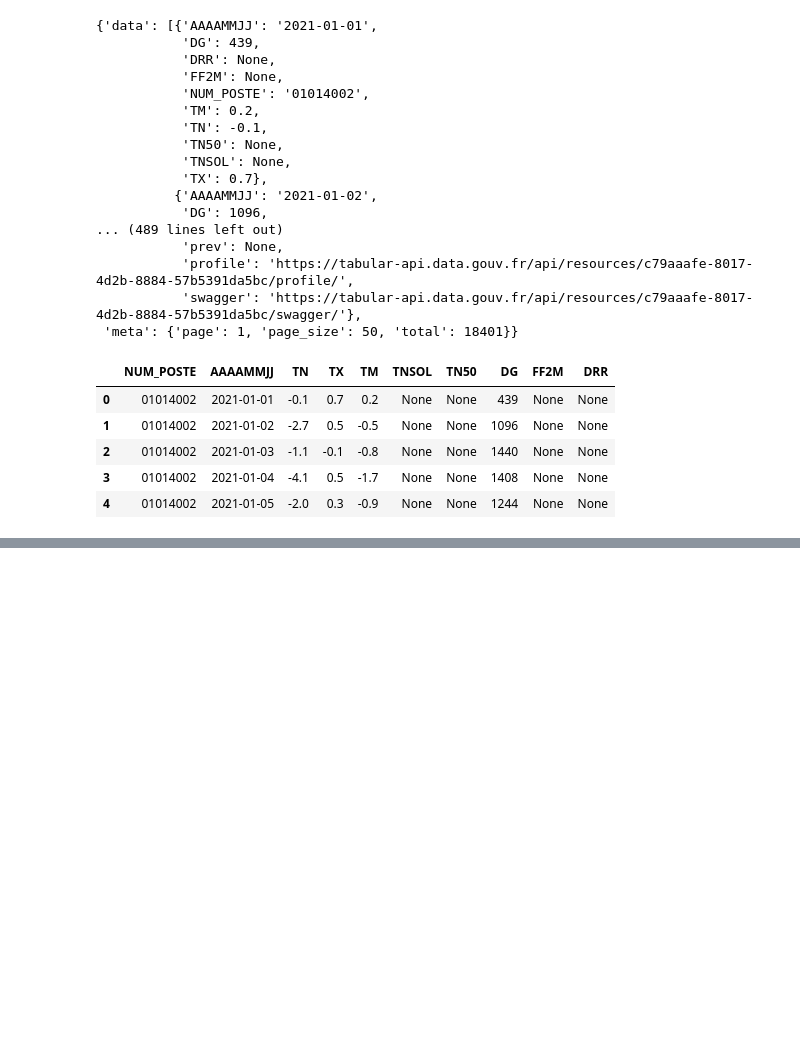
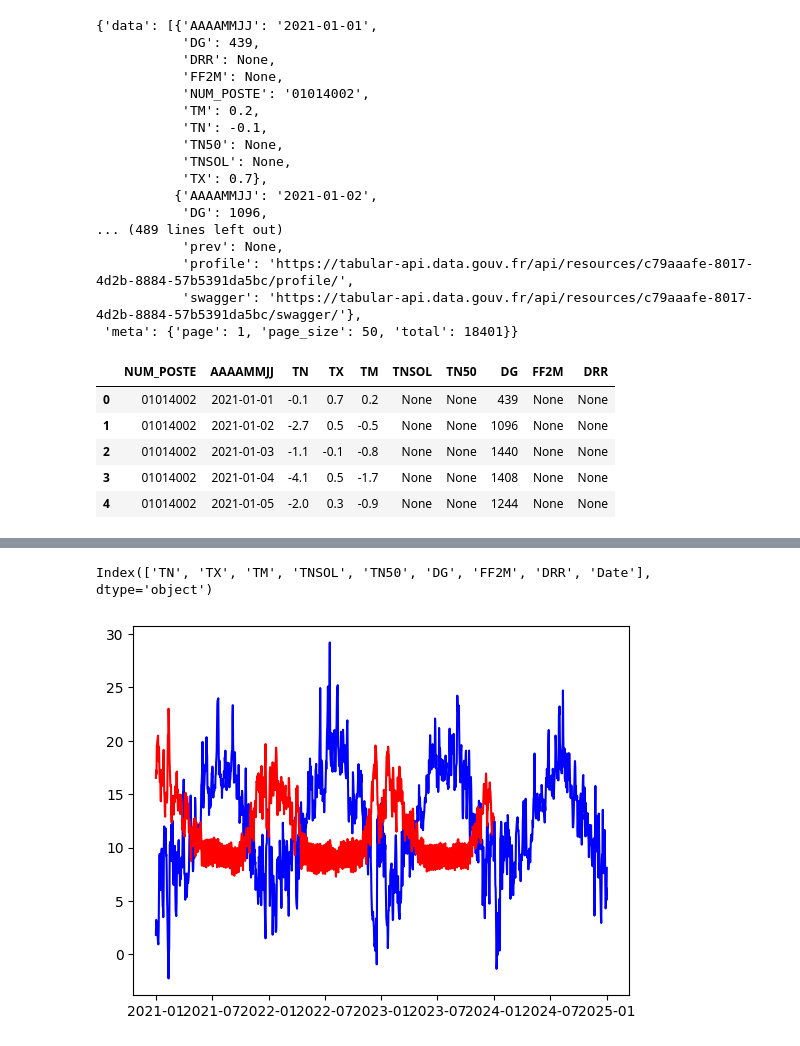
Before and after one commit to Eyfelix/Forecasting-French-Regional-Electricity-Consumption-Weather, a Jupyter notebook: createDataSet.ipynb, the cells around one changed output, grey strips where cells are left out. Saved outputs shown, nothing was run; the diff lists cells and outputs as text; code cells hidden in the pictures; blank space fills up the shorter version.

```diff
--- a/createDataSet.ipynb
+++ b/createDataSet.ipynb
@@ -74,7 +101,7 @@ relevantCols = ["NUM_POSTE","AAAAMMJJ","TN","TX","TM","TNSOL","TN50","DG","FF2M"
 # data
 # %%
 meteoIds =  []
-with  open("ressourcesLink.txt") as fileIds:
+with  open("HORLinks.txt") as fileIds:
     for link in fileIds:
         meteoIds.append(link[-37:-1])
 
@@ -129,13 +159,20 @@ data.head()
 | 3 | 01014002 | 2021-01-04 | -4.1 | 0.5 | -1.7 | None | None | 1408 | None | None |
 | 4 | 01014002 | 2021-01-05 | -2.0 | 0.3 | -0.9 | None | None | 1244 | None | None |
 # %%
-def getFileName(step:Literal["raw","cleaned"],dataSource:Literal["meteo","energy"],departementNumber:int=None,region:str=None,year:int=None):
-    if step=="raw" and dataSource=="energy":
-        # print(os.path.join(step+"Data",dataSource,f"eCO2mix_RTE_{region}_Annuel-Definitif_{year}.zip"))
-        return os.path.join(step+"Data",dataSource,f"eCO2mix_RTE_{region}_Annuel-Definitif_{year}.xlsx")
+def getFileName(step:Literal["raw","cleaned"],dataSource:Literal["meteo","energy"],delta:Literal["ByDay","ByHour"]=None,departementNumber:int=None,region:str=None,year:int=None):
+    MetoBase = "DEP-"
+    if dataSource=="energy":
+        if step=="raw":
+            # print(os.path.join(step+"Data",dataSource,f"eCO2mix_RTE_{region}_Annuel-Definitif_{year}.zip"))
+            return os.path.join(step+"Data",dataSource,f"eCO2mix_RTE_{region}_Annuel-Definitif_{year}.csv")
+        else:
+            return os.path.join(step+"Data",dataSource,f"Consommation_{region}.csv")
+    if dataSource=="meteo":
+        if step=="raw":
+            number = str(departementNumber) if departementNumber>10 else "0"+str(departementNumber)
+            return os.path.join(step+"Data",dataSource,delta,MetoBase+number+".csv")
 
-    fileNameBase = "DEP-"
     number = str(departementNumber) if departementNumber>10 else "0"+str(departementNumber)
-    return os.path.join(step+"Data",dataSource,fileNameBase+number+".csv")
+    return os.path.join(step+"Data",dataSource,MetoBase+number+".csv")
 # %%
 #* Get all data :
@@ -331,0 +470,27 @@ files opened
+# %%
+#* Check if there exist a correlation
+
+regionTested = "Bretagne"
+
+energyData = pd.read_csv(getFileName("cleaned",'energy',region=regionTested))
+# print(energyData)
+energyData["Consommation"] = energyData["Consommation"] / 10_000
+energyData["Date"] = pd.to_datetime(energyData["Date"])
+energyData = energyData.sort_values("Date")
+# energyData = energyData.set_index("Date")
+departementsData = [pd.read_csv(getFileName("cleaned","meteo",delta="ByDay",departementNumber=dep),index_col=0) for dep in regions_departements[regionTested]]
+# print(departementsData[0].head())
+departementUnited = pd.concat(departementsData)
+# departementUnited
+regionAverage = departementUnited.groupby(["AAAAMMJJ"]).mean()
+regionAverage["Date"] = pd.to_datetime(regionAverage.index)
+regionAverage = regionAverage.dropna()
+# regionAverage = regionAverage[regionAverage.index <= energyData.index[-1]]
+print(regionAverage.columns)
+
+plt.plot(regionAverage['Date'],regionAverage["TM"],color="blue")
+plt.plot(energyData['Date'],energyData["Consommation"],color="red")
+plt.show()
+# %% [output]
+Index(['TN', 'TX', 'TM', 'TNSOL', 'TN50', 'DG', 'FF2M', 'DRR', 'Date'], dtype='object')
+[figure, added]
```
Also changed, not shown: parts of 11 cells of this notebook, 2 other files.
